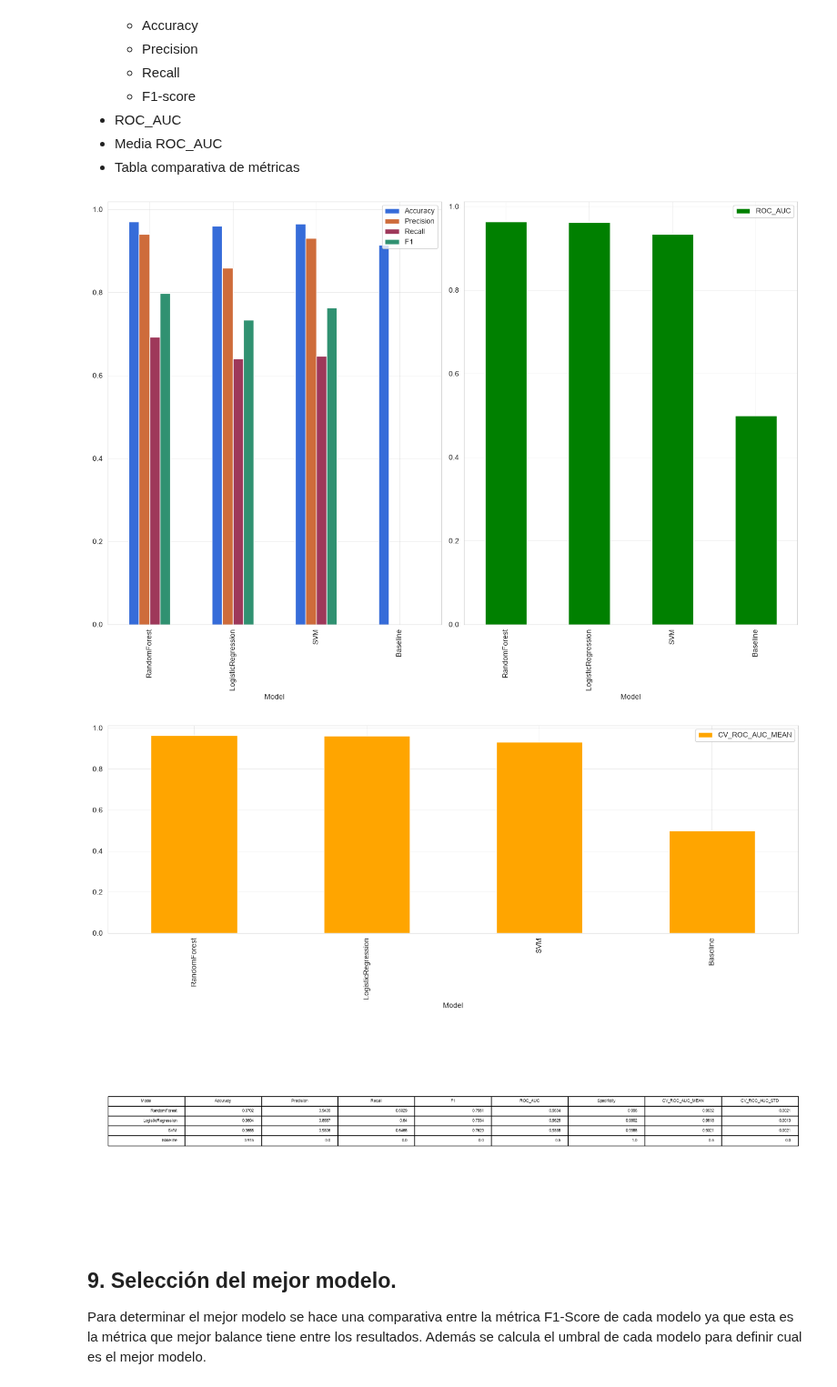
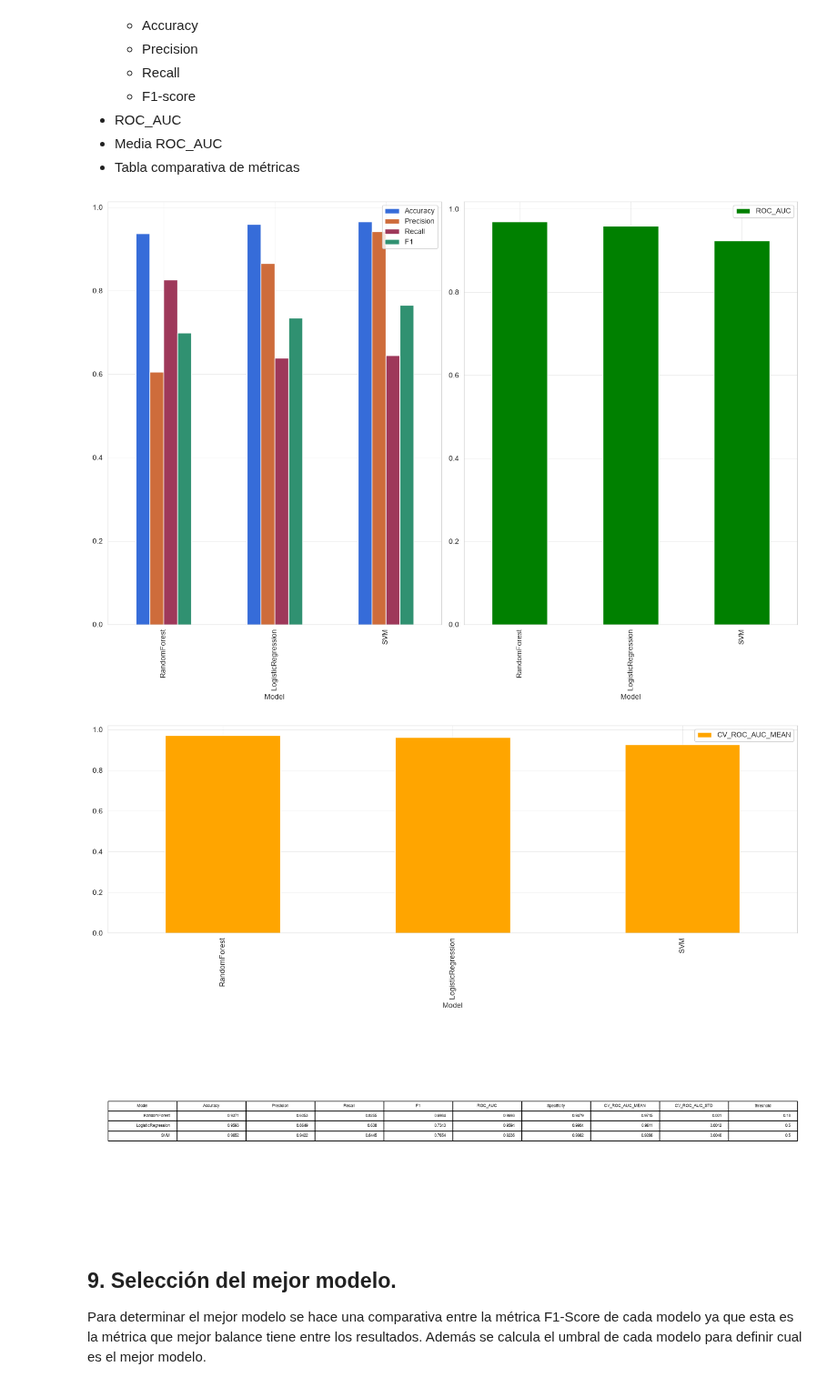
Before and after one commit to miguelgarciavidal-anjeluz/gestion-proyectos-ia, a Jupyter notebook: Actividad-06/src/Notebook_Completo_Evaluacion_Diabetes.ipynb, the cells around one changed output. Shown at 91% size. Saved outputs shown, nothing was run; the diff lists cells and outputs as text; code cells hidden in the pictures.

```diff
--- a/Actividad-06/src/Notebook_Completo_Evaluacion_Diabetes.ipynb
+++ b/Actividad-06/src/Notebook_Completo_Evaluacion_Diabetes.ipynb
@@ -51,9 +52,13 @@ class ModelEvaluator:
         }
 
     def find_best_threshold(self, y_true, proba):
-        best = (0.5, 0)
+        best = (0, 0.8, 0.6)#Umbrales mínimos:(t=0.5, Recall 0.8, Precisión 0.7)
         for t in np.arange(.1, .95, .01):
-            score = f1_score(y_true, (proba >= t).astype(int))
-            if score > best[1]:
-                best = (t, score)
+            recall = recall_score(y_true, (proba >= t).astype(int))
+            precision = precision_score(y_true, (proba >= t).astype(int))
+            if recall > best[1] and precision > best[2]:
+                best = (t, recall, precision)
+        if best[0] == 0:
+            print(f"No se encotnró mejor valor para el modelo {self.name}, se deja threshold con valor 0.5")
+            best = (0.5, 0, 0)
         return best
@@ -73,6 +225,7 @@ print("Path to dataset files:", path)
 
 La estructura del Dataset es la siguiente:
 # %%
-df = pd.read_csv('../data/diabetes_prediction_dataset.csv')
-df.head()
+path = '../data/diabetes_prediction_dataset_clean.csv'
+evaluatorModel = DiabetesEvaluatorModels(datasetPath=path, target='diabetes')
+evaluatorModel.diabetesDF.head()
 # %% [output]
@@ -246,29 +318,10 @@ Se presentan los resultados de la comparación de los 3 modelos a través de un
 - Media ROC_AUC
 - Tabla comparativa de métricas
 # %%
-table_df = results_df.copy()
-numeric_cols = table_df.select_dtypes(include=np.number).columns
-table_df[numeric_cols] = table_df[numeric_cols].round(4)
-
-fig, ax = plt.subplots(1, 2, figsize=(14, 10))
-results_df.plot(x='Model', y=['Accuracy', 'Precision', 'Recall', 'F1'], kind='bar', ax=ax[0])
-results_df.plot(x='Model', y='ROC_AUC', kind='bar', ax=ax[1], color='green')
-plt.tight_layout()
-plt.show()
-
-fig, ax = plt.subplots(2, 1, figsize=(14, 10))
-results_df.plot(x='Model', y='CV_ROC_AUC_MEAN', kind='bar', ax=ax[0], color='orange')
-ax[1].axis('off')
-ax[1].table(
-    cellText=table_df.values,
-    colLabels=table_df.columns,
-    loc='center'
-)
-plt.tight_layout()
-plt.show()
+evaluatorModel.plot_tablero()
 # %% [output]
-[figure, old version]
+[figure, new version]
-[figure, old version]
+[figure, new version]
 # %% [markdown]
 ## 9. Selección del mejor modelo.
 
```
Also changed, not shown: parts of 13 cells of this notebook, 3 other files.
